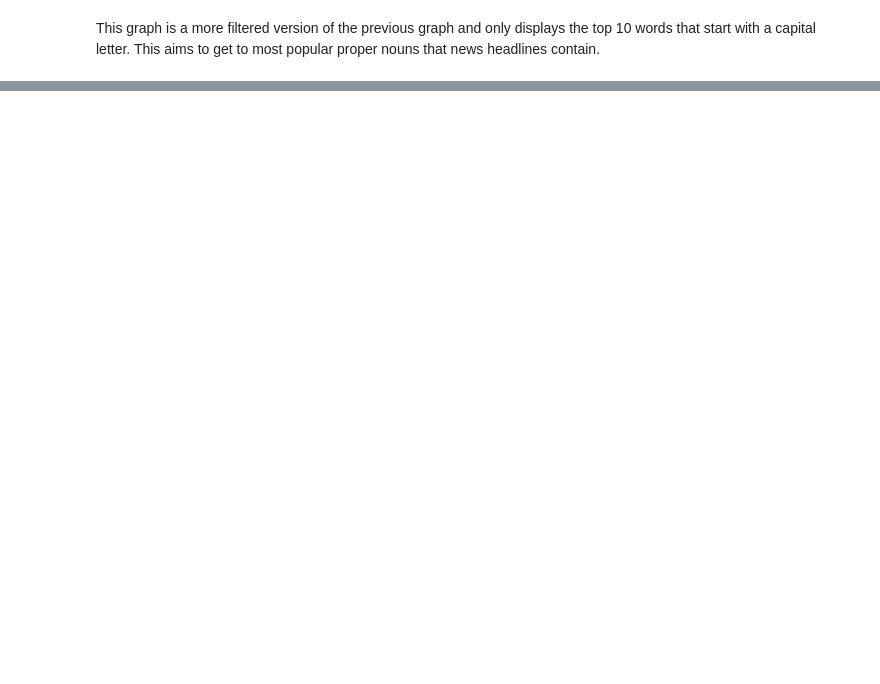
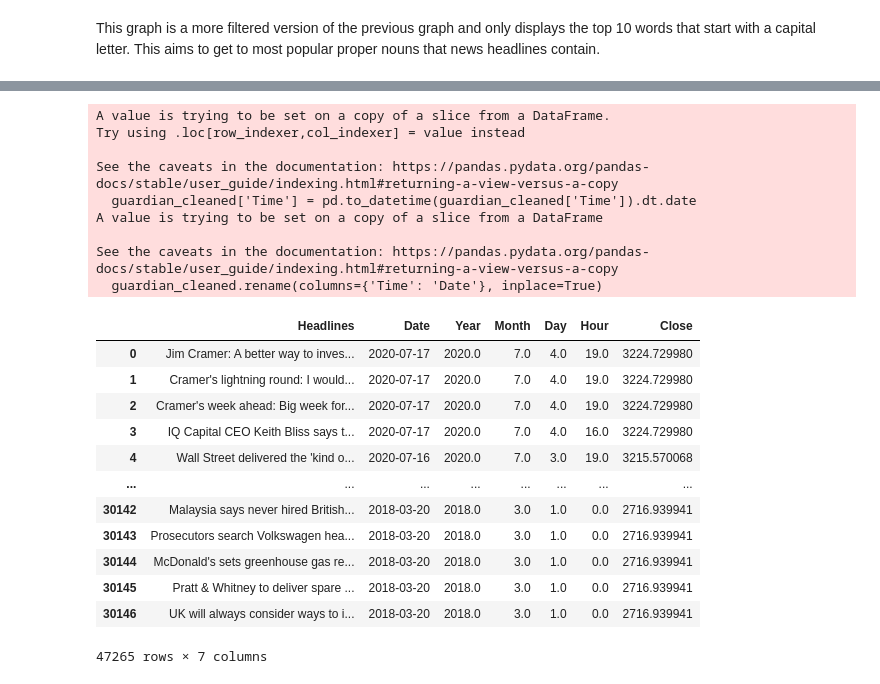
Before and after one commit to Aaron3963/CSE_151A_Project, a Jupyter notebook: EDA.ipynb, the cells around one changed output, grey strips where cells are left out. Saved outputs shown, nothing was run; the diff lists cells and outputs as text; code cells hidden in the pictures; blank space fills up the shorter version.

```diff
--- a/EDA.ipynb
+++ b/EDA.ipynb
@@ -275,0 +288,5 @@ This graph is a more filtered version of the previous graph and only displays th
+# %%
+cnbc_cleaned = cnbc_data.dropna()
+
+print("Original shape:", cnbc_data.shape)
+print("Cleaned shape:", cnbc_cleaned.shape)
@@ -275,0 +323,7 @@ This graph is a more filtered version of the previous graph and only displays th
+# %%
+cnbc_data_cleaned = cnbc_cleaned.drop(columns=['Description'], errors='ignore')
+reuters_cleaned = reuters_data.drop(columns=['Description'], errors='ignore')
+
+print("CNBC dataset columns after cleaning:", cnbc_data_cleaned.columns)
+print("Reuters dataset columns after cleaning:", reuters_cleaned.columns)
+print("Guardian dataset columns after cleaning:", guardian_data.columns)
@@ -275,0 +336,9 @@ This graph is a more filtered version of the previous graph and only displays th
+# %%
+stock_data = data_hlcv.reset_index()[['Date', 'Close']]
+
+# Flatten the column headers if they are multi-level
+stock_data.columns = stock_data.columns.map(lambda x: x[1] if isinstance(x, tuple) else x)
+
+stock_data.rename(columns={stock_data.columns[0]: 'Date', stock_data.columns[1]: 'Close'}, inplace=True)
+
+stock_data
@@ -275,0 +359,42 @@ This graph is a more filtered version of the previous graph and only displays th
+# %%
+cnbc_data_cleaned['Time'] = pd.to_datetime(cnbc_data_cleaned['Time']).dt.date
+guardian_cleaned['Time'] = pd.to_datetime(guardian_cleaned['Time']).dt.date
+reuters_cleaned['Time'] = pd.to_datetime(reuters_cleaned['Time']).dt.date
+
+stock_data['Date'] = pd.to_datetime(stock_data['Date']).dt.date
+
+cnbc_data_cleaned.rename(columns={'Time': 'Date'}, inplace=True)
+guardian_cleaned.rename(columns={'Time': 'Date'}, inplace=True)
+reuters_cleaned.rename(columns={'Time': 'Date'}, inplace=True)
+
+# Concatenate datasets with stock data
+cnbc_merged = pd.merge(cnbc_data_cleaned, stock_data, on='Date', how='inner')
+guardian_merged = pd.merge(guardian_cleaned, stock_data, on='Date', how='inner')
+reuters_merged = pd.merge(reuters_cleaned, stock_data, on='Date', how='inner')
+
+# Combine all datasets into one
+final_dataset = pd.concat([cnbc_merged, guardian_merged, reuters_merged])
+final_dataset
+# %% [output]
+A value is trying to be set on a copy of a slice from a DataFrame.
+Try using .loc[row_indexer,col_indexer] = value instead
+
+See the caveats in the documentation: https://pandas.pydata.org/pandas-docs/stable/user_guide/indexing.html#returning-a-view-versus-a-copy
+  guardian_cleaned['Time'] = pd.to_datetime(guardian_cleaned['Time']).dt.date
+A value is trying to be set on a copy of a slice from a DataFrame
+
+See the caveats in the documentation: https://pandas.pydata.org/pandas-docs/stable/user_guide/indexing.html#returning-a-view-versus-a-copy
+  guardian_cleaned.rename(columns={'Time': 'Date'}, inplace=True)
+|  | Headlines | Date | Year | Month | Day | Hour | Close |
+| 0 | Jim Cramer: A better way to inves... | 2020-07-17 | 2020.0 | 7.0 | 4.0 | 19.0 | 3224.729980 |
+| 1 | Cramer's lightning round: I would... | 2020-07-17 | 2020.0 | 7.0 | 4.0 | 19.0 | 3224.729980 |
+| 2 | Cramer's week ahead: Big week for... | 2020-07-17 | 2020.0 | 7.0 | 4.0 | 19.0 | 3224.729980 |
+| 3 | IQ Capital CEO Keith Bliss says t... | 2020-07-17 | 2020.0 | 7.0 | 4.0 | 16.0 | 3224.729980 |
+| 4 | Wall Street delivered the 'kind o... | 2020-07-16 | 2020.0 | 7.0 | 3.0 | 19.0 | 3215.570068 |
+| ... | ... | ... | ... | ... | ... | ... | ... |
+| 30142 | Malaysia says never hired British... | 2018-03-20 | 2018.0 | 3.0 | 1.0 | 0.0 | 2716.939941 |
+| 30143 | Prosecutors search Volkswagen hea... | 2018-03-20 | 2018.0 | 3.0 | 1.0 | 0.0 | 2716.939941 |
+| 30144 | McDonald's sets greenhouse gas re... | 2018-03-20 | 2018.0 | 3.0 | 1.0 | 0.0 | 2716.939941 |
+| 30145 | Pratt & Whitney to deliver spare ... | 2018-03-20 | 2018.0 | 3.0 | 1.0 | 0.0 | 2716.939941 |
+| 30146 | UK will always consider ways to i... | 2018-03-20 | 2018.0 | 3.0 | 1.0 | 0.0 | 2716.939941 |
+47265 rows × 7 columns
```
Also changed, not shown: parts of 20 cells of this notebook, 1 other file.
